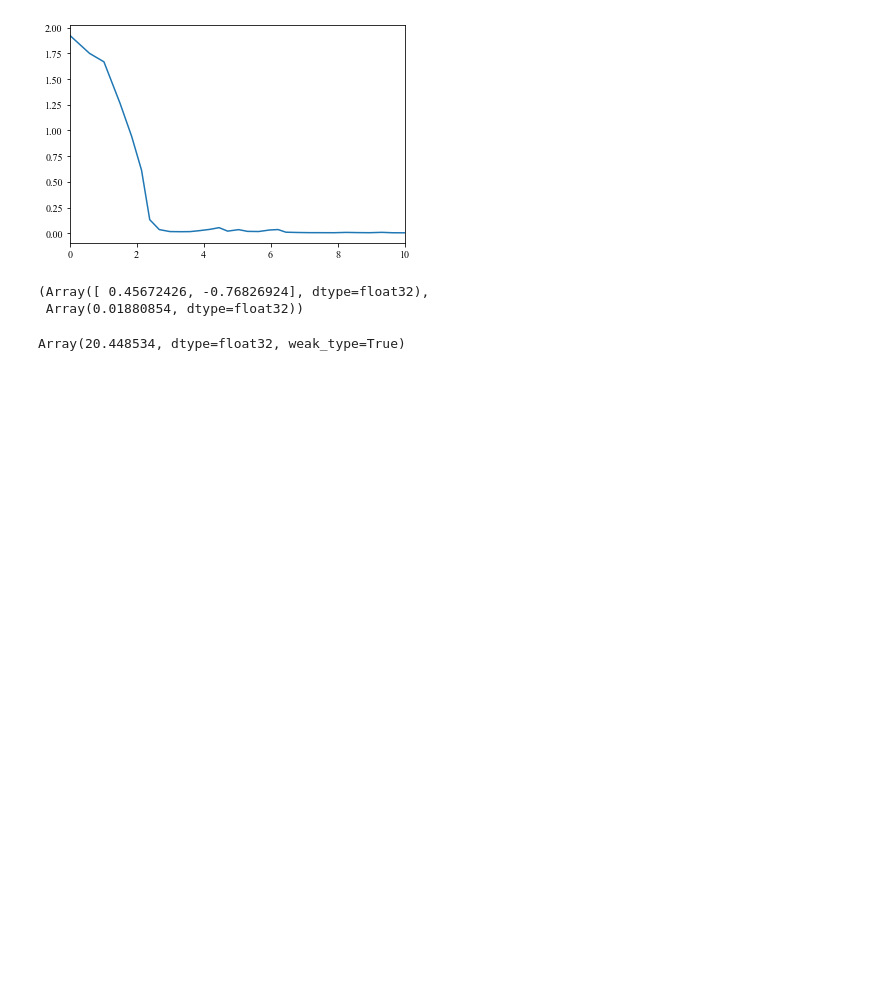
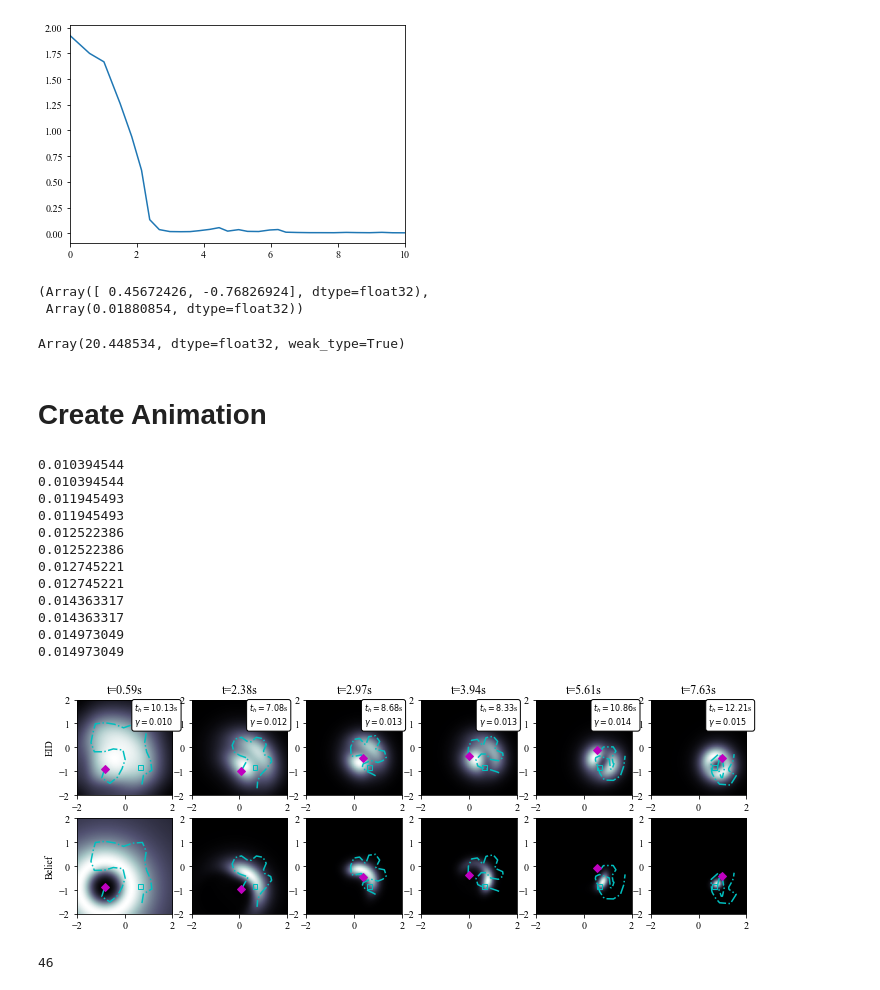
Before and after one commit to ialab-yale/time_optimal_ergodic_search, a Jupyter notebook: experiments/time_varying_search/receding_horizonDubinsCarTimeOpt.ipynb, the cells around one changed output. Saved outputs shown, nothing was run; the diff lists cells and outputs as text; code cells hidden in the pictures; blank space fills up the shorter version.

```diff
--- a/experiments/time_varying_search/receding_horizonDubinsCarTimeOpt.ipynb
+++ b/experiments/time_varying_search/receding_horizonDubinsCarTimeOpt.ipynb
@@ -329,3 +329,5 @@ mean, np.linalg.det(var)
 planner._ck_dynamics._t_curr
 # %% [output]
 Array(20.448534, dtype=float32, weak_type=True)
+# %% [markdown]
+# Create Animation
@@ -331,0 +337,49 @@ Array(20.448534, dtype=float32, weak_type=True)
+# %%
+plt.rcParams["font.family"] = "Times New Roman"
+
+def plot_fig(ax, img, plan, tc, opt_time, bnd, title=False):
+    print(bnd)
+    if title:
+        ax.set_title('t={:.2f}s'.format(tc))
+        props = dict(boxstyle='round', facecolor='white', alpha=1)
+        # place a text box in upper left in axes coords
+        textstr = '\n'.join((
+            r'$t_h=%.2f$s' % (opt_time*args['N'], ),
+            r'$\gamma=%.3f$' % (bnd, )))
+        ax.text(0.6, 0.98, textstr, transform=ax.transAxes, fontsize=8,
+                verticalalignment='top', bbox=props)
+
+    ax.imshow(img, extent=(-2,2,-2,2), cmap='bone')
+    # ax.plot(sample_locs[:,0], sample_locs[:,1], '.r')
+    ax.plot(plan[:,0], plan[:,1], '-.c')
+    ax.plot(plan[0,0], plan[0,1], '-mD')
+    currentAxis = plt.gca()
+    ax.add_patch(Rectangle((_true_p[0]-.2, _true_p[1]-.2), 0.2, 0.2, fill=None, alpha=1, color='c'))
+
+fig, axs = plt.subplots(2,6, figsize=(12,4))
+
+idxs = [1, 5, 7, 10, 15, 20]
+
+axs[0,0].set_ylabel('EID')
+axs[1,0].set_ylabel('Belief')
+for i, _idx in enumerate(idxs):
+    plot_fig(axs[0,i], logger.infs[_idx], logger.plans[_idx], logger.time[_idx], dt_list[_idx], logger.upper_bnd[_idx] ,title=True)
+    plot_fig(axs[1,i], logger.probs[_idx], logger.plans[_idx], logger.time[_idx], logger.dts[_idx], logger.upper_bnd[_idx] )
+# %% [output]
+0.010394544
+0.010394544
+0.011945493
+0.011945493
+0.012522386
+0.012522386
+0.012745221
+0.012745221
+0.014363317
+0.014363317
+0.014973049
+0.014973049
+[figure, added]
+# %%
+len(logger.infs)
+# %% [output]
+46
```
Also changed, not shown: parts of 3 cells of this notebook, 3 other files.
